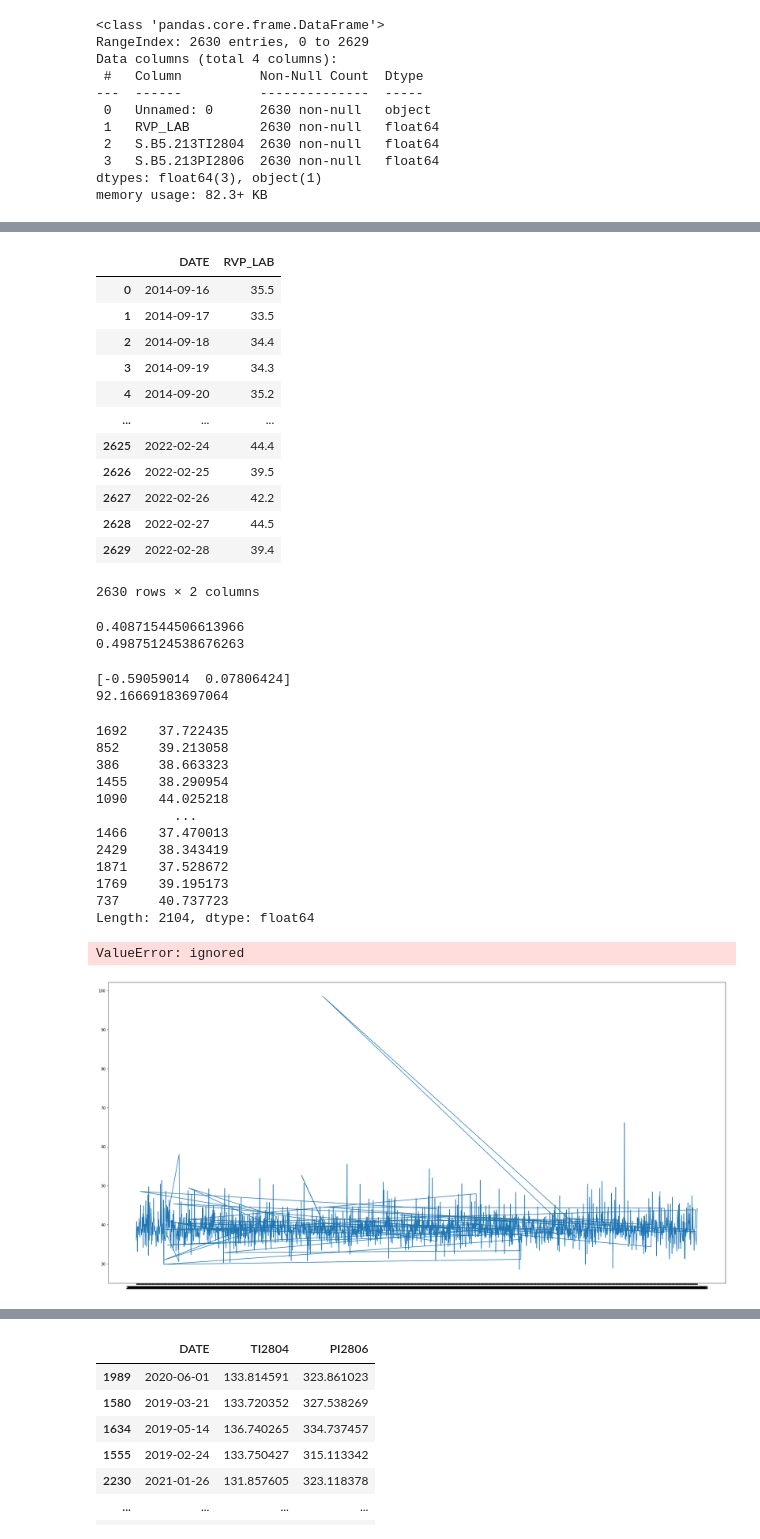
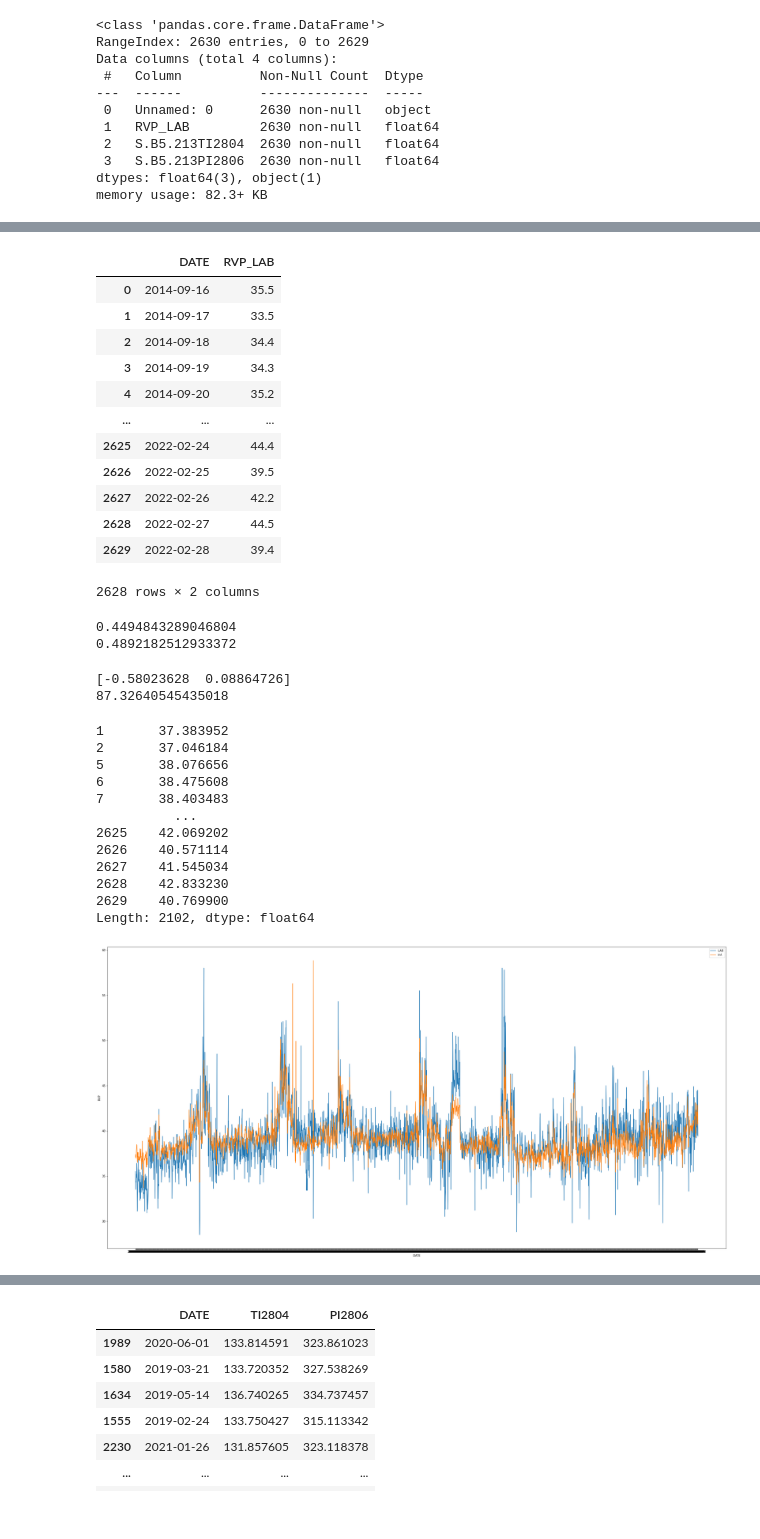
Before and after one commit to hoonzi-s/APC, a Jupyter notebook: #1 ALK - 213BTMRVP Inferential.ipynb, the cells around one changed output, grey strips where cells are left out. Cells and saved outputs as stored; diff of their text form; code cells hidden in the pictures.

```diff
--- a/#1 ALK - 213BTMRVP Inferential.ipynb
+++ b/#1 ALK - 213BTMRVP Inferential.ipynb
@@ -54,6 +54,7 @@ data
 2630 rows × 4 columns
 # %%
 data.columns = ['DATE', 'RVP_LAB', 'TI2804', 'PI2806']
+data = data[data['RVP_LAB'] < 60]
 data
 # %% [output]
 |  | DATE | RVP_LAB | TI2804 | PI2806 |
@@ -112,7 +113,7 @@ target
 | 2627 | 2022-02-26 | 42.2 |
 | 2628 | 2022-02-27 | 44.5 |
 | 2629 | 2022-02-28 | 39.4 |
-2630 rows × 2 columns
+2628 rows × 2 columns
 # %%
 from sklearn.linear_model import LinearRegression
 from sklearn.model_selection import train_test_split as tts
@@ -129,39 +130,41 @@ lr.fit(train_input, train_target)
 print(lr.score(train_input, train_target))
 print(lr.score(test_input, test_target))
 # %% [output]
-0.40871544506613966
-0.49875124538676263
+0.4494843289046804
+0.4892182512933372
 # %%
 print(lr.coef_)
 print(lr.intercept_)
 # %% [output]
-[-0.59059014  0.07806424]
-92.16669183697064
+[-0.58023628  0.08864726]
+87.32640545435018
 # %%
 a1 = lr.coef_[0]
 a2 = lr.coef_[1]
 b = lr.intercept_
 result = a1 * train_input['TI2804'] + a2 * train_input['PI2806'] + b
-result
+result.sort_index()
 # %% [output]
-1692    37.722435
-852     39.213058
-386     38.663323
-1455    38.290954
-1090    44.025218
+1       37.383952
+2       37.046184
+5       38.076656
+6       38.475608
+7       38.403483
           ...
-1466    37.470013
-2429    38.343419
-1871    37.528672
-1769    39.195173
-737     40.737723
-Length: 2104, dtype: float64
+2625    42.069202
+2626    40.571114
+2627    41.545034
+2628    42.833230
+2629    40.769900
+Length: 2102, dtype: float64
 # %%
-plt.figure(figsize = (30, 15))
-plt.scatter(train_input_with_date['DATE'], train_target_with_date['RVP_LAB'], label = 'LAB')
-plt.plot(train_input_with_date['DATE'], a1 * train_with['TI2804'] + a2 * data['PI2806'] + b,  label = 'Inf.')
+plt.figure(figsize = (40, 20))
+plt.plot(data['DATE'], data['RVP_LAB'], label = 'LAB')
+plt.plot(data['DATE'], a1 * data['TI2804'] + a2 * data['PI2806'] + b, label = 'Inf.')
+plt.xlabel('DATE')
+plt.ylabel('RVP')
+plt.legend()
 plt.show()
 # %% [output]
-ValueError: ignored
-[figure, old version]
+[figure, new version]
 # %%
```
Also changed, not shown: parts of 6 cells of this notebook.
